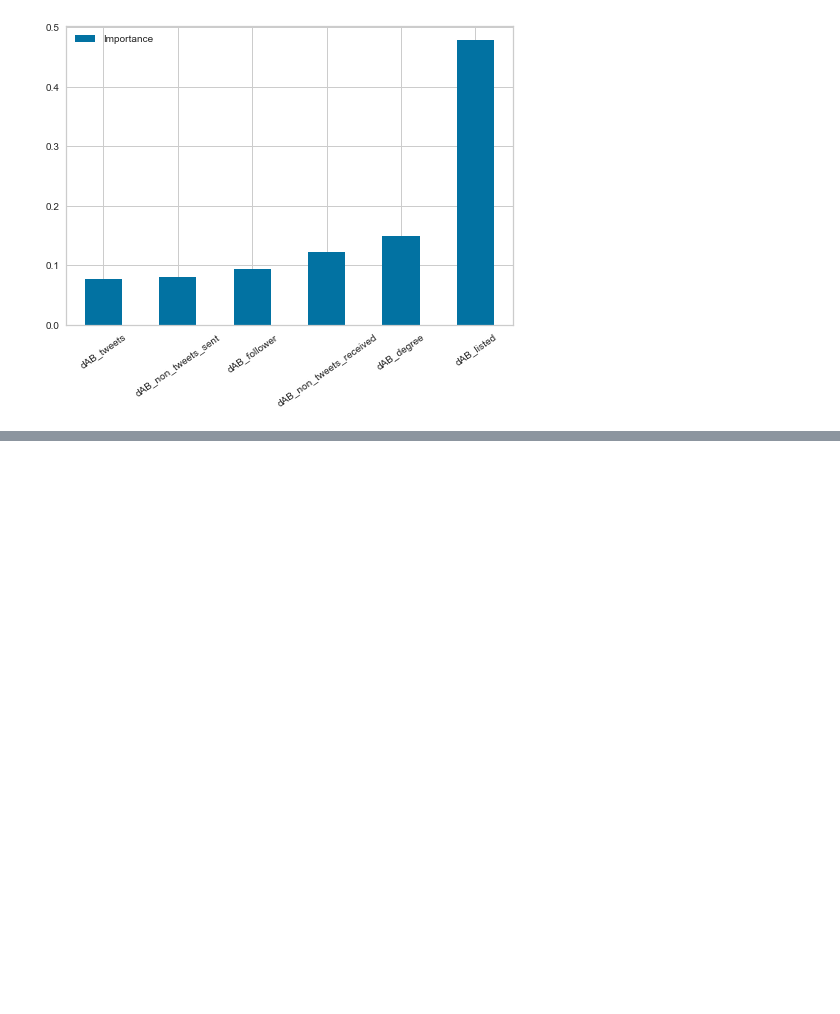
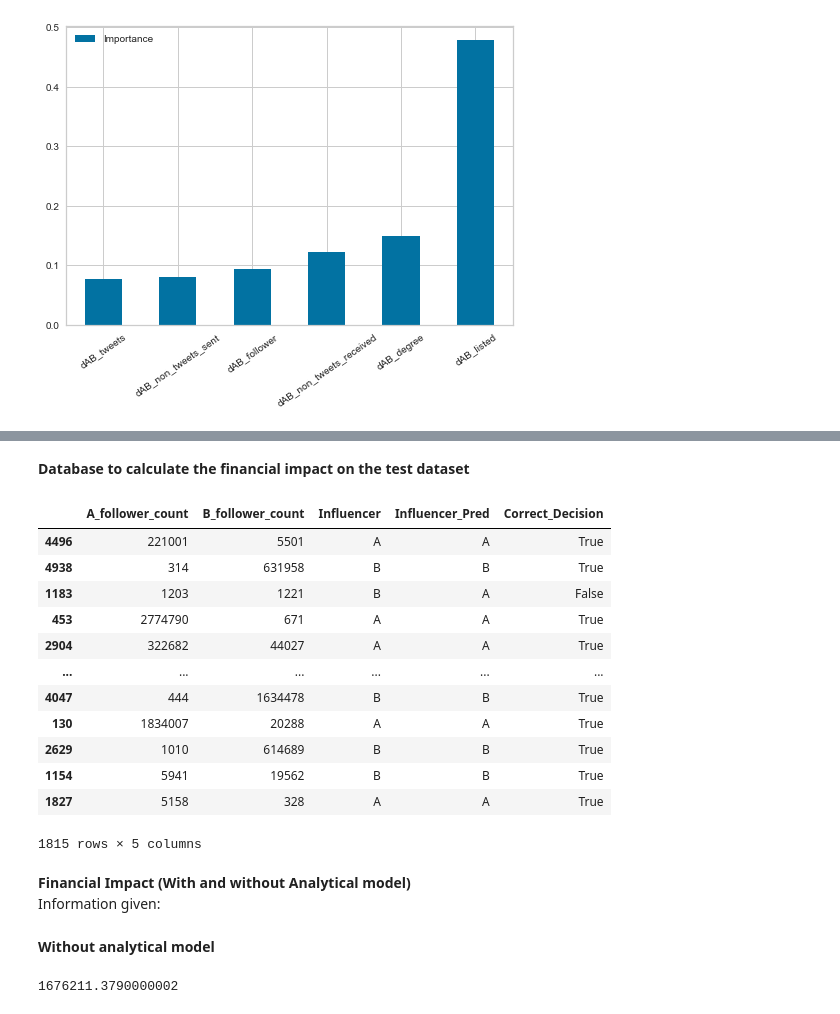
Before and after one commit to bogdan-tanasie/social-influence-twitter, a Jupyter notebook: InfluenceModel.ipynb, the cells around one changed output, grey strips where cells are left out. Saved outputs shown, nothing was run; the diff lists cells and outputs as text; code cells hidden in the pictures; blank space fills up the shorter version.

Commit message:
Add financial model

```diff
--- a/InfluenceModel.ipynb
+++ b/InfluenceModel.ipynb
@@ -501,0 +508,37 @@ feature_importance.sort_values(by='Importance').plot(kind='bar', rot=35)
+# %%
+y_fn = df_all['Choice']
+X_fn = df_all.drop(columns=['Choice','dAB_closeness','dAB_following','dAB_betweenness'])
+X_train, X_test, y_train, y_test = train_test_split(X_fn, y_fn, test_size=0.33, random_state=5)
+
+xgb=XGBClassifier(random_state=random_state, learning_rate=0.04)
+model_xgb = xgb.fit(X_train, y_train)
+y_test_pred_xgb = model_xgb.predict(X_test)
+# %% [markdown]
+**Database to calculate the financial impact on the test dataset**
+# %%
+financial_df_cal = X_test.copy()
+# %%
+financial_df_cal['Influencer'] = np.where(y_test==1,'A','B')
+financial_df_cal['Influencer_Pred'] = np.where(y_test_pred_xgb==1,'A','B')
+# %%
+financial_df_cal = financial_df_cal[['A_follower_count','B_follower_count','Influencer','Influencer_Pred']]
+# %%
+financial_df_cal['Correct_Decision'] = (financial_df_cal['Influencer'] == financial_df_cal['Influencer_Pred'])
+financial_df_cal
+# %% [output]
+|  | A_follower_count | B_follower_count | Influencer | Influencer_Pred | Correct_Decision |
+| 4496 | 221001 | 5501 | A | A | True |
+| 4938 | 314 | 631958 | B | B | True |
+| 1183 | 1203 | 1221 | B | A | False |
+| 453 | 2774790 | 671 | A | A | True |
+| 2904 | 322682 | 44027 | A | A | True |
+| ... | ... | ... | ... | ... | ... |
+| 4047 | 444 | 1634478 | B | B | True |
+| 130 | 1834007 | 20288 | A | A | True |
+| 2629 | 1010 | 614689 | B | B | True |
+| 1154 | 5941 | 19562 | B | B | True |
+| 1827 | 5158 | 328 | A | A | True |
+1815 rows × 5 columns
+# %% [markdown]
+**Financial Impact (With and without Analytical model)**
+Information given:
@@ -501,0 +551,2 @@ feature_importance.sort_values(by='Importance').plot(kind='bar', rot=35)
+# %% [markdown]
+**Without analytical model**
@@ -501,0 +557,5 @@ feature_importance.sort_values(by='Importance').plot(kind='bar', rot=35)
+# %%
+Total_Profit_without_analytics = (financial_df_cal['Without_Model'].sum()- 2*cost_1_tweet*financial_df_cal['A_follower_count'].count())
+Total_Profit_without_analytics
+# %% [output]
+1676211.3790000002
```
Also changed, not shown: parts of 18 cells of this notebook, 1 other file.
